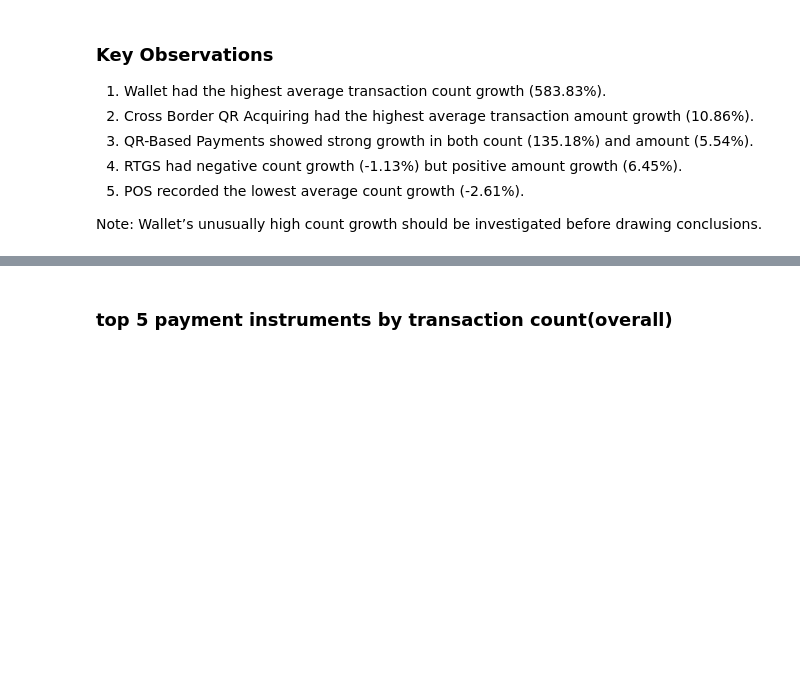
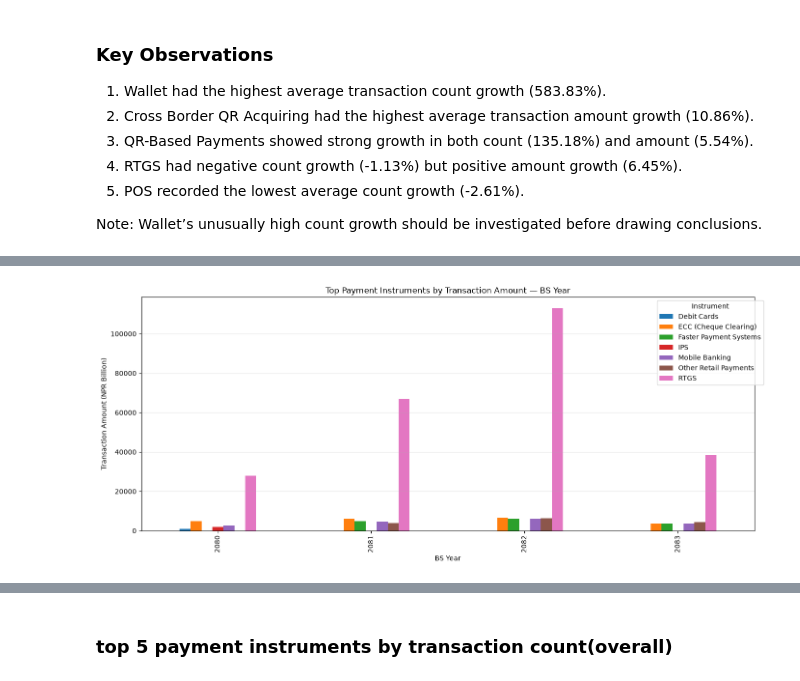
Before and after one commit to Srijan0113/Nepal_Online_Payment_System, a Jupyter notebook: Python/02_transaction_trend_analysis.ipynb, the cells around one changed output, grey strips where cells are left out. Saved outputs shown, nothing was run; the diff lists cells and outputs as text; code cells hidden in the pictures; blank space fills up the shorter version.

```diff
--- a/Python/02_transaction_trend_analysis.ipynb
+++ b/Python/02_transaction_trend_analysis.ipynb
@@ -988,0 +1084,18 @@ yearly_instrument_count
+# %%
+yearly_top_5_amount = (
+    yearly_instrument_amount
+    .sort_values(
+        ["bs_year", "total_txn_amount_npr_million"],
+        ascending=[True, False]
+    )
+    .groupby("bs_year")
+    .head(5)
+    .sort_values(
+        ["bs_year", "total_txn_amount_npr_million"],
+        ascending=[True, False]
+    )
+)
+
+yearly_top_5_amount[
+    ["bs_year", "instrument", "txn_amount_npr_billion", "months_reported"]
+]
@@ -988,0 +1120,19 @@ yearly_instrument_count
+# %%
+yearly_top_5_amount.pivot(
+    index="bs_year",
+    columns="instrument",
+    values="txn_amount_npr_billion"
+).plot(
+    kind="bar",
+    figsize=(14, 6)
+)
+
+plt.title("Top Payment Instruments by Transaction Amount — BS Year")
+plt.xlabel("BS Year")
+plt.ylabel("Transaction Amount (NPR Billion)")
+plt.legend(title="Instrument", bbox_to_anchor=(1.02, 1))
+plt.grid(axis="y", alpha=0.3)
+plt.tight_layout()
+plt.show()
+# %% [output]
+[figure, added]
```
Also changed, not shown: parts of 14 cells of this notebook.
